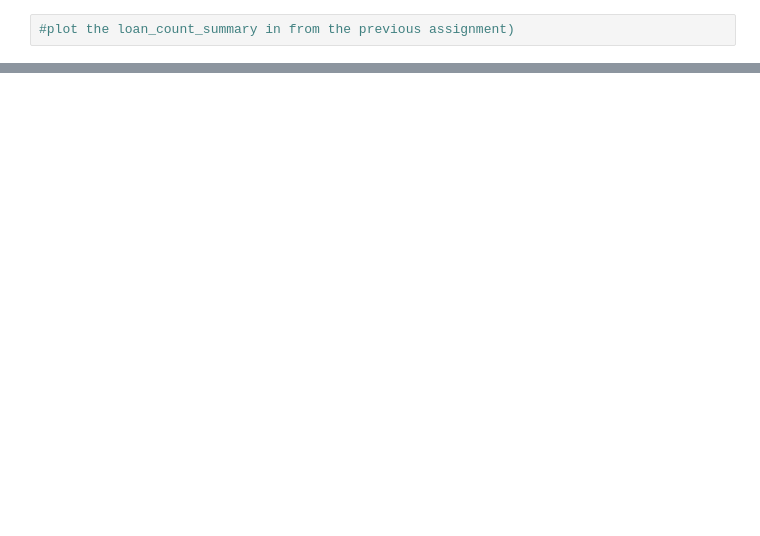
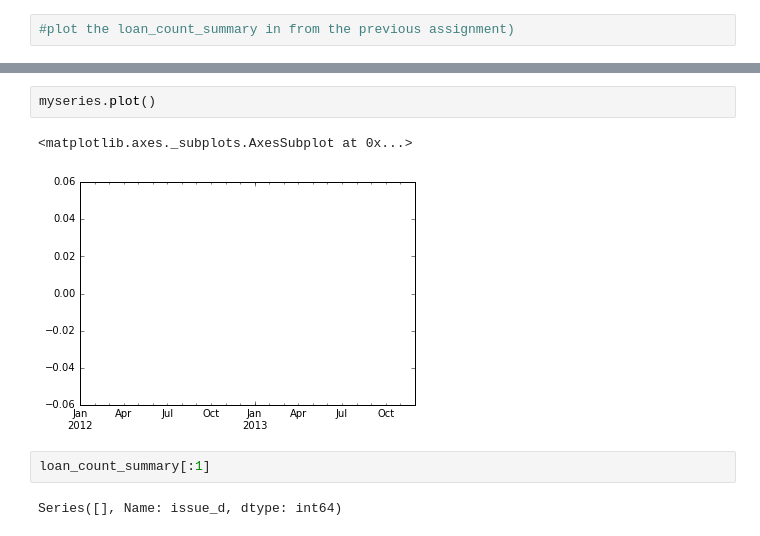
Before and after one commit to bb071988/ds-lesson3, a Jupyter notebook: time_series1.ipynb, the cells around one changed output, grey strips where cells are left out. Saved outputs shown, nothing was run; the diff lists cells and outputs as text; blank space fills up the shorter version.

```diff
--- a/time_series1.ipynb
+++ b/time_series1.ipynb
@@ -31,0 +80,9 @@ loan_count_summary = year_month_summary['issue_d']
+# %%
+myseries.plot()
+# %% [output]
+<matplotlib.axes._subplots.AxesSubplot at 0x...>
+[figure, added]
+# %%
+loan_count_summary[:1]
+# %% [output]
+Series([], Name: issue_d, dtype: int64)
```
Also changed, not shown: parts of 15 cells of this notebook, 2 other files.
